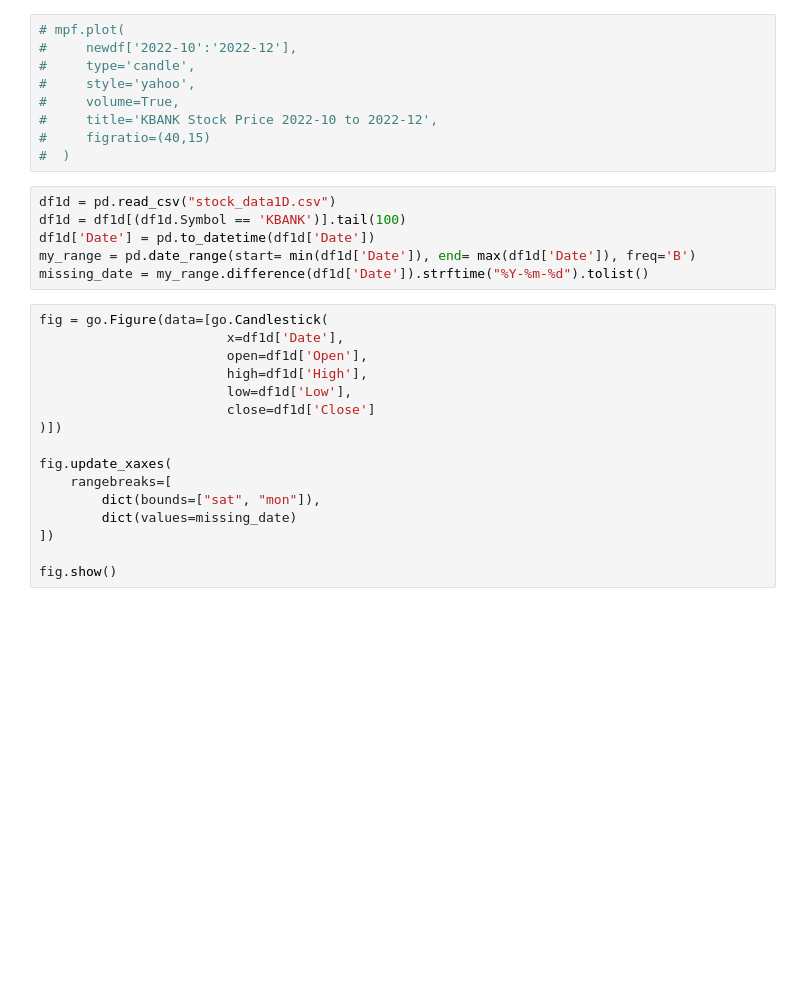
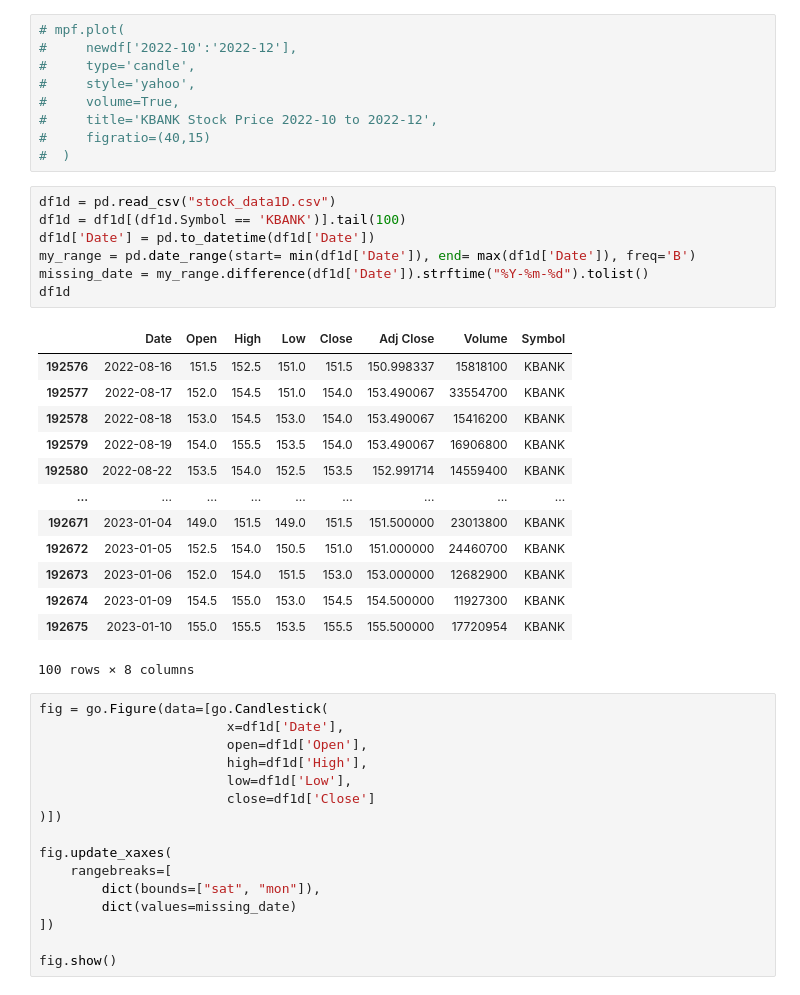
Before and after one commit to TIIIIIIW/SOFTWARE-DEVELOPMENT-2, a Jupyter notebook: ML/stockData.ipynb, the cells around one changed output. Drawn from its saved outputs; the diff is of its cells as text; blank space fills up the shorter version.

```diff
--- a/ML/stockData.ipynb
+++ b/ML/stockData.ipynb
@@ -143,9 +144,24 @@ def combineData(stock_data, table_price):
 # %%
 df1d = pd.read_csv("stock_data1D.csv")
 df1d = df1d[(df1d.Symbol == 'KBANK')].tail(100)
 df1d['Date'] = pd.to_datetime(df1d['Date'])
 my_range = pd.date_range(start= min(df1d['Date']), end= max(df1d['Date']), freq='B')
 missing_date = my_range.difference(df1d['Date']).strftime("%Y-%m-%d").tolist()
+df1d
+# %% [output]
+|  | Date | Open | High | Low | Close | Adj Close | Volume | Symbol |
+| 192576 | 2022-08-16 | 151.5 | 152.5 | 151.0 | 151.5 | 150.998337 | 15818100 | KBANK |
+| 192577 | 2022-08-17 | 152.0 | 154.5 | 151.0 | 154.0 | 153.490067 | 33554700 | KBANK |
+| 192578 | 2022-08-18 | 153.0 | 154.5 | 153.0 | 154.0 | 153.490067 | 15416200 | KBANK |
+| 192579 | 2022-08-19 | 154.0 | 155.5 | 153.5 | 154.0 | 153.490067 | 16906800 | KBANK |
+| 192580 | 2022-08-22 | 153.5 | 154.0 | 152.5 | 153.5 | 152.991714 | 14559400 | KBANK |
+| ... | ... | ... | ... | ... | ... | ... | ... | ... |
+| 192671 | 2023-01-04 | 149.0 | 151.5 | 149.0 | 151.5 | 151.500000 | 23013800 | KBANK |
+| 192672 | 2023-01-05 | 152.5 | 154.0 | 150.5 | 151.0 | 151.000000 | 24460700 | KBANK |
+| 192673 | 2023-01-06 | 152.0 | 154.0 | 151.5 | 153.0 | 153.000000 | 12682900 | KBANK |
+| 192674 | 2023-01-09 | 154.5 | 155.0 | 153.0 | 154.5 | 154.500000 | 11927300 | KBANK |
+| 192675 | 2023-01-10 | 155.0 | 155.5 | 153.5 | 155.5 | 155.500000 | 17720954 | KBANK |
+100 rows × 8 columns
 # %%
 fig = go.Figure(data=[go.Candlestick(
                         x=df1d['Date'],
```
Also changed, not shown: parts of 7 cells of this notebook.
